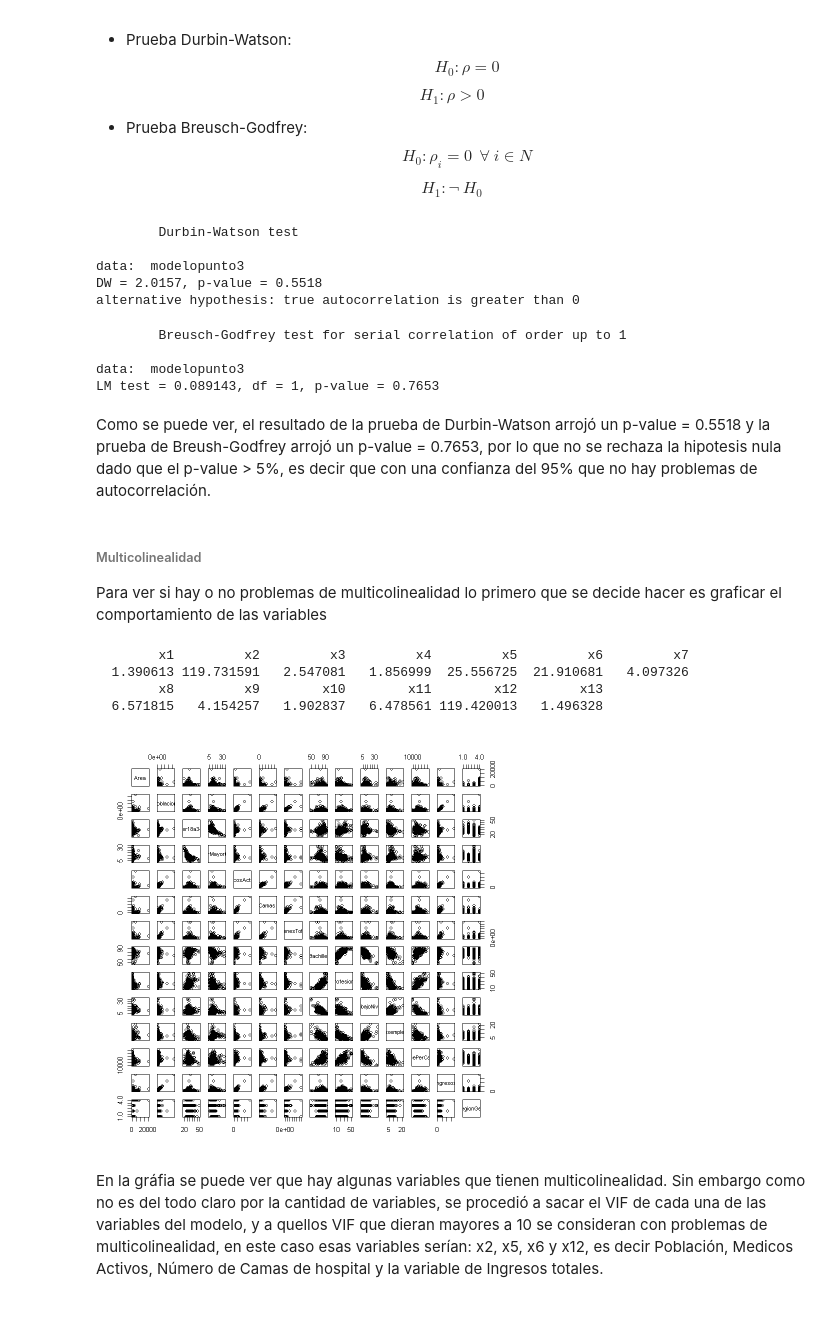
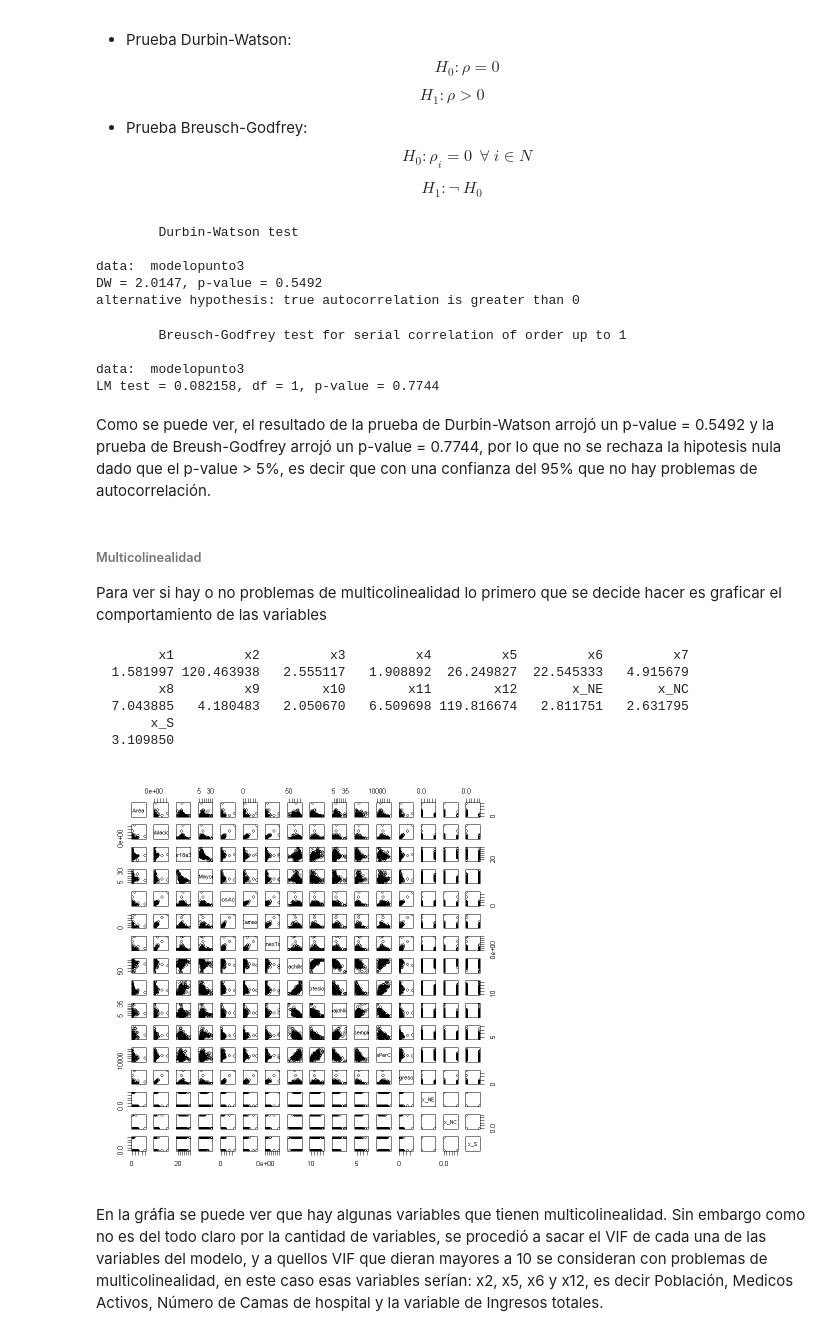
Before and after one commit to MantiMantilla/MEL-2022-2, a Jupyter notebook: Tareas/Tarea 3/Tarea 3.ipynb, the cells around one changed output. Cells and saved outputs as stored; diff of their text form; code cells hidden in the pictures.

```diff
--- a/Tareas/Tarea 3/Tarea 3.ipynb
+++ b/Tareas/Tarea 3/Tarea 3.ipynb
@@ -425,4 +427,10 @@ $$
 # %%
+library(readr)
+library(MASS)
+library(car)
+library(leaps)
+library(lmtest)
+
 crimenes <- read.table("Archivos/punto3.txt", head = TRUE)
 head(crimenes)
 y <- crimenes$CrimenesTotales
@@ -438,10 +446,16 @@ x9 <- crimenes$PerPoblDebajoNivelPobreza
 x10 <- crimenes$PerDesempleados
 x11 <- crimenes$IndicePerCapita
 x12 <- crimenes$Ingresos
-x13 <- crimenes$RegionGeo
 
+x_NE <- ifelse(crimenes$RegionGeo == 1,1,0)
+x_NC <- ifelse(crimenes$RegionGeo == 2,1,0)
+x_S <- ifelse(crimenes$RegionGeo == 3,1,0)
+x_w <- ifelse(crimenes$RegionGeo == 4,1,0)
 
-modelopunto3 <- lm(y~x1+x2+x3+x4+x5+x6+x7+x8+x9+x10+x11+x12+x13)
+crimenes2 <- cbind(crimenes[,4:16],x_NE,x_NC,x_S)
+crimenes2
+
+modelopunto3 <- lm(y~x1+x2+x3+x4+x5+x6+x7+x8+x9+x10+x11+x12+x_NE+x_NC+x_S)
 summary(modelopunto3)
 # %% [output]
 A data.frame: 6 × 17
@@ -533,27 +566,29 @@ bgtest(modelopunto3)
         Durbin-Watson test
 
 data:  modelopunto3
-DW = 2.0157, p-value = 0.5518
+DW = 2.0147, p-value = 0.5492
 alternative hypothesis: true autocorrelation is greater than 0
         Breusch-Godfrey test for serial correlation of order up to 1
 
 data:  modelopunto3
-LM test = 0.089143, df = 1, p-value = 0.7653
+LM test = 0.082158, df = 1, p-value = 0.7744
 # %% [markdown]
-Como se puede ver, el resultado de la prueba de Durbin-Watson arrojó un p-value = 0.5518 y la prueba de Breush-Godfrey arrojó un p-value = 0.7653, por lo que no se rechaza la hipotesis nula dado que el p-value > 5%, es decir que con una confianza del 95% que no hay problemas de autocorrelación.
+Como se puede ver, el resultado de la prueba de Durbin-Watson arrojó un p-value = 0.5492 y la prueba de Breush-Godfrey arrojó un p-value = 0.7744, por lo que no se rechaza la hipotesis nula dado que el p-value > 5%, es decir que con una confianza del 95% que no hay problemas de autocorrelación.
 # %% [markdown]
 ###### Multicolinealidad
 Para ver si hay o no problemas de multicolinealidad lo primero que se decide hacer es graficar el comportamiento de las variables
 # %%
 #Multicolinealidad
-pairs(crimenes[,4:17])
+pairs(crimenes2)
 vif(modelopunto3)
 # %% [output]
         x1         x2         x3         x4         x5         x6         x7
-  1.390613 119.731591   2.547081   1.856999  25.556725  21.910681   4.097326
-        x8         x9        x10        x11        x12        x13
-  6.571815   4.154257   1.902837   6.478561 119.420013   1.496328
+  1.581997 120.463938   2.555117   1.908892  26.249827  22.545333   4.915679
+        x8         x9        x10        x11        x12       x_NE       x_NC
+  7.043885   4.180483   2.050670   6.509698 119.816674   2.811751   2.631795
+       x_S
+  3.109850
-[figure, old version]
+[figure, new version]
 # %% [markdown]
 En la gráfia se puede ver que hay algunas variables que tienen multicolinealidad. Sin embargo como no es del todo claro por la cantidad de variables, se procedió a sacar el VIF de cada una de las variables del modelo, y a quellos VIF que dieran mayores a 10 se consideran con problemas de multicolinealidad, en este caso esas variables serían:
 x2, x5, x6 y x12, es decir Población, Medicos Activos, Número de Camas de hospital y la variable de Ingresos totales.
```
Also changed, not shown: parts of 23 cells of this notebook.
